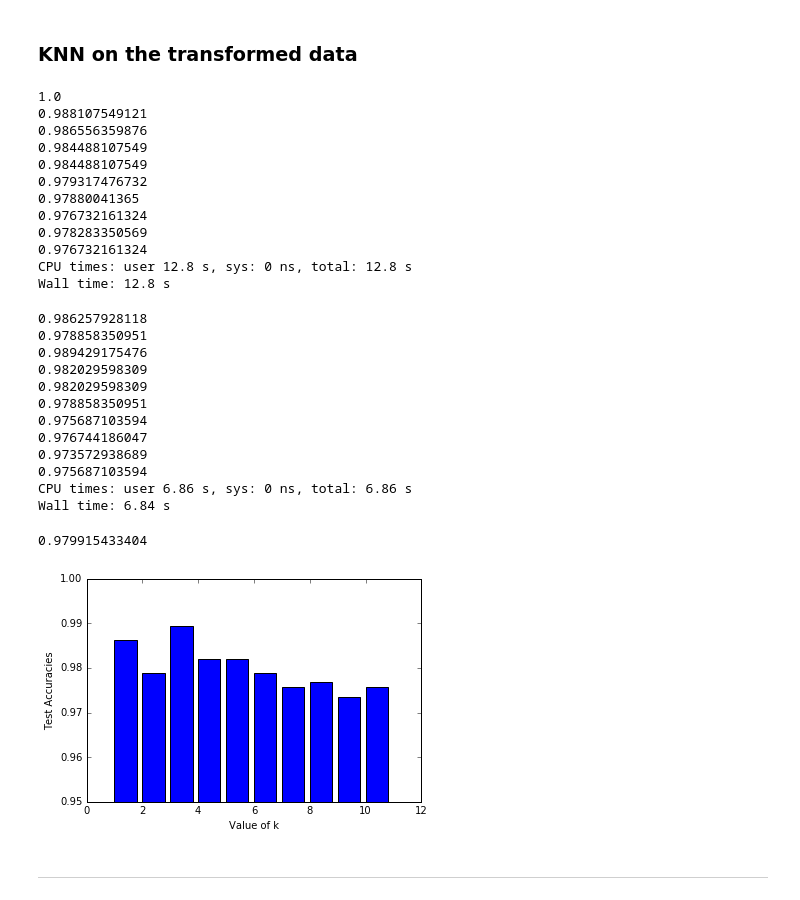
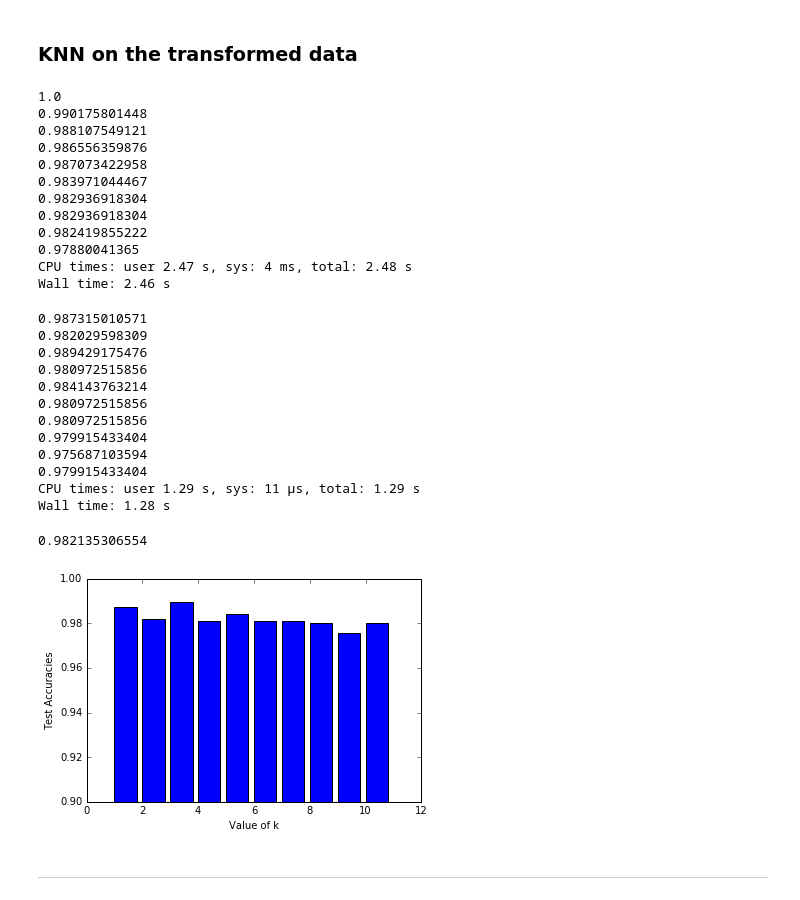
Before and after one commit to rsibi/Machine-Learning, a Jupyter notebook: knn.ipynb, the cells around one changed output. Saved outputs shown, nothing was run; the diff lists cells and outputs as text; code cells hidden in the pictures.

```diff
--- a/knn.ipynb
+++ b/knn.ipynb
@@ -187,6 +195,6 @@ A quesiton that arises when using PCA is how many components should we choose? W
 # %%
 from sklearn.decomposition import PCA
-pca = PCA(n_components=200)
+pca = PCA(n_components=50)
 pca.fit(X_train)
 var= pca.explained_variance_ratio_
 var1=np.cumsum(np.round(pca.explained_variance_ratio_, decimals=4)*100)
@@ -232,17 +225,17 @@ for n in range(1,11):
     train_accuracies_pca.append(acc)
 # %% [output]
 1.0
+0.990175801448
 0.988107549121
 0.986556359876
-0.984488107549
-0.984488107549
-0.979317476732
+0.987073422958
+0.983971044467
+0.982936918304
+0.982936918304
+0.982419855222
 0.97880041365
-0.976732161324
-0.978283350569
-0.976732161324
-CPU times: user 12.8 s, sys: 0 ns, total: 12.8 s
-Wall time: 12.8 s
+CPU times: user 2.47 s, sys: 4 ms, total: 2.48 s
+Wall time: 2.46 s
 # %%
 %%time
 test_accuracies_pca = []
@@ -254,30 +247,30 @@ for n in range(1,11):
     print acc
     test_accuracies_pca.append(acc)
 # %% [output]
-0.986257928118
-0.978858350951
+0.987315010571
+0.982029598309
 0.989429175476
-0.982029598309
-0.982029598309
-0.978858350951
+0.980972515856
+0.984143763214
+0.980972515856
+0.980972515856
+0.979915433404
 0.975687103594
-0.976744186047
-0.973572938689
-0.975687103594
-CPU times: user 6.86 s, sys: 0 ns, total: 6.86 s
-Wall time: 6.84 s
+0.979915433404
+CPU times: user 1.29 s, sys: 11 µs, total: 1.29 s
+Wall time: 1.28 s
 # %%
 print np.mean(test_accuracies_pca)
 # %% [output]
-0.979915433404
+0.982135306554
 # %%
 plt.bar(range(1,11),test_accuracies_pca)
-plt.ylim(0.95,1)
+plt.ylim(0.90,1)
 plt.ylabel("Test Accuracies")
 plt.xlabel("Value of k")
 plt.show()
 # %% [output]
-[figure, old version]
+[figure, new version]
 # %% [markdown]
 ------------------------------------------------------------
 # %% [markdown]
```
Also changed, not shown: parts of 3 cells of this notebook.
